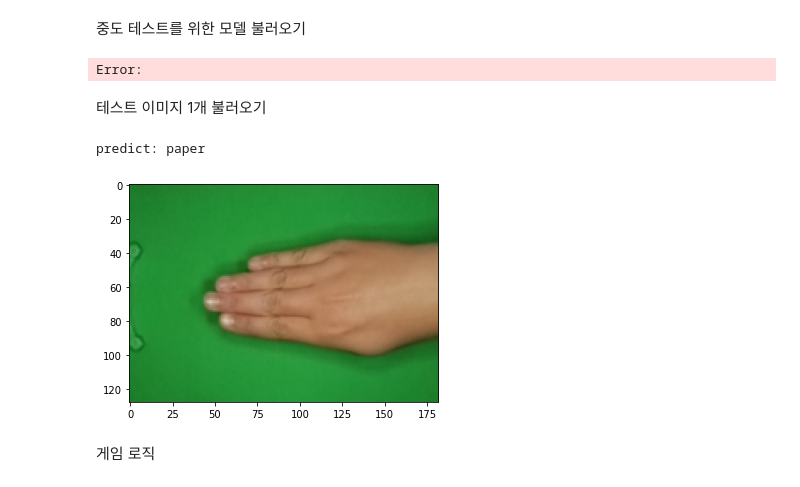
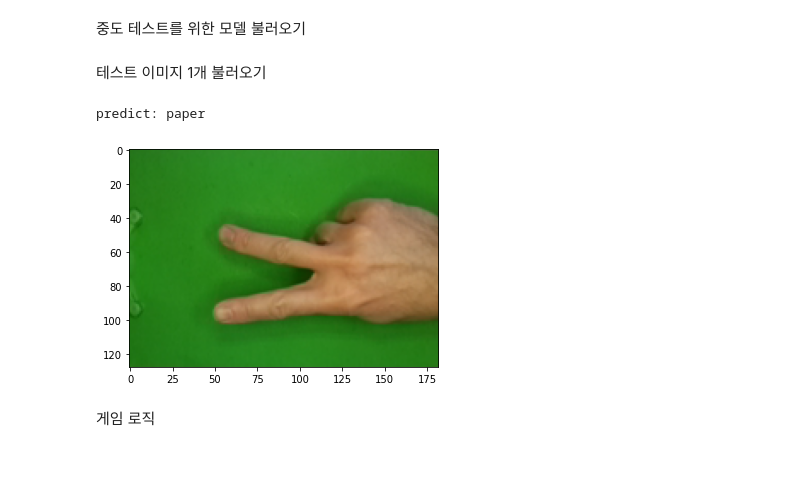
Before and after one commit to Jinops/cnn-rps-game, a Jupyter notebook: cnn_model.ipynb, the cells around one changed output. Drawn from its saved outputs; the diff is of its cells as text; code cells hidden in the pictures.

```diff
--- a/cnn_model.ipynb
+++ b/cnn_model.ipynb
@@ -186,26 +195,24 @@ plt.figure(figsize=(15,3))
 ## load model file - 저장된 모델 사용 시만 사용 !
 from tensorflow.python.keras.models import load_model
 
-model = load_model("./model.h5")
+model = load_model(dir + "model.h5")
-# %% [output]
-Error:
 # %% [markdown]
 테스트 이미지 1개 불러오기
 # %%
-test_image = get_image_to_array(dir + "test_paper.png")
+test_image = get_image_to_array(dir + "test_scissors.png")
 plt.imshow(test_image)
 # 데이터 1개 테스트
 test_image = test_image.astype('float32')
 test_image /= 255
 test_image = test_image.reshape((1,) + input_shape)
 
 # model.predict(test_image)
 predict = np.argmax(model.predict(test_image), axis=-1)[0]
 category = categories[predict.tolist()]
 print("predict:", category)
 # %% [output]
 predict: paper
-[figure, old version]
+[figure, new version]
 # %% [markdown]
 게임 로직
 # %%
```
Also changed, not shown: parts of 7 cells of this notebook.
